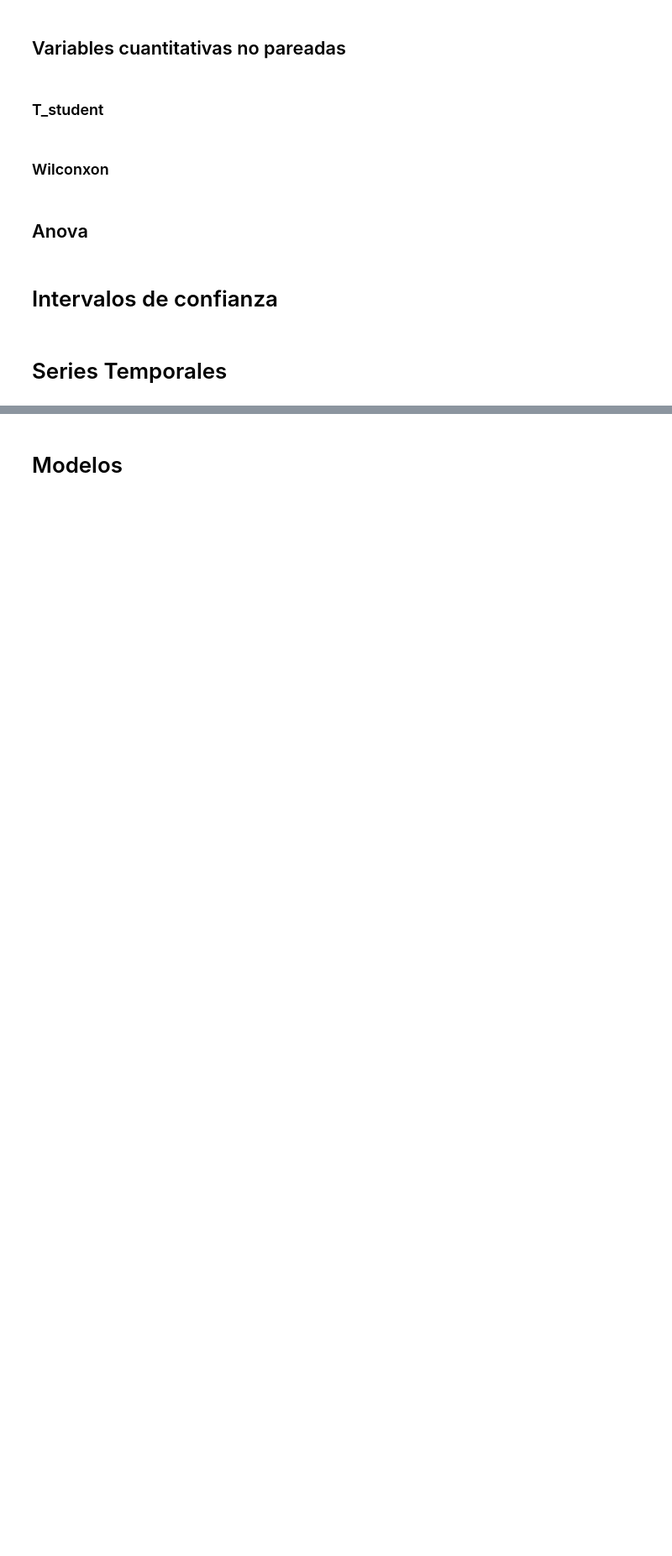
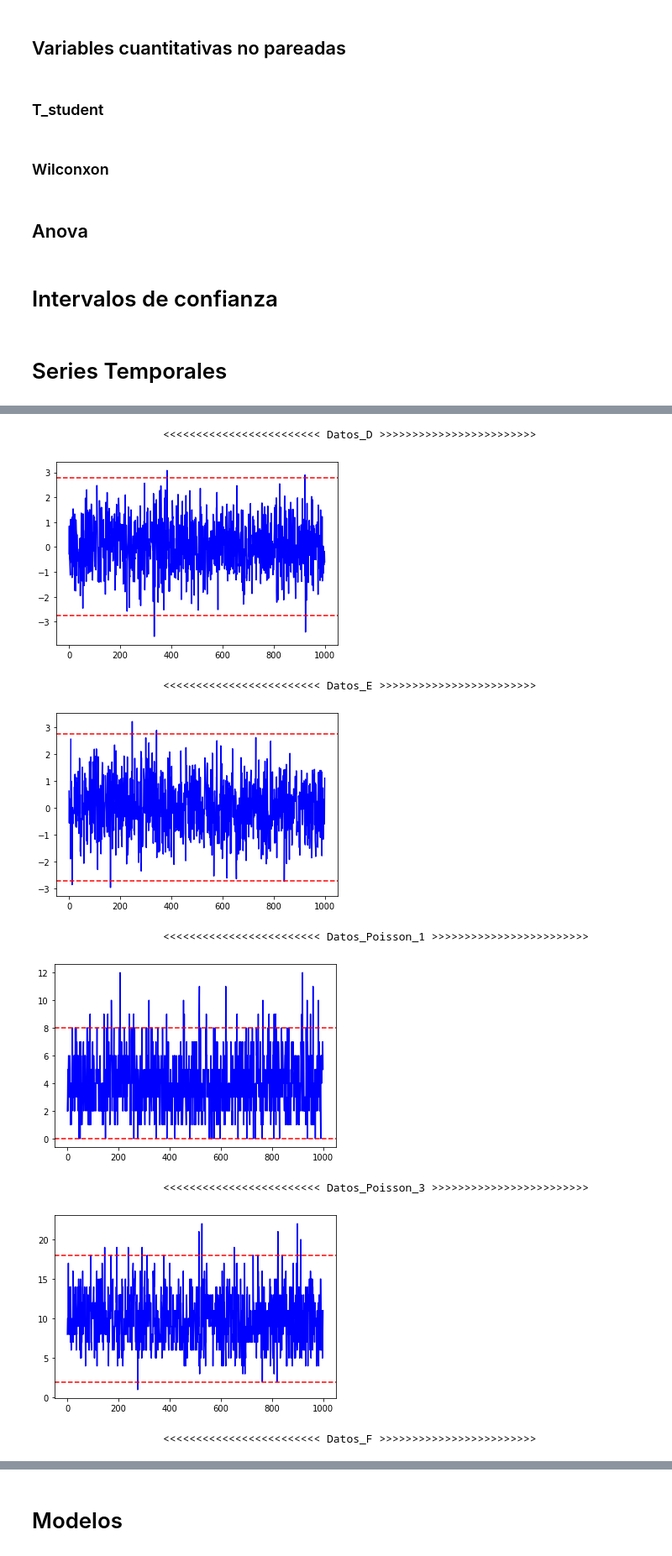
Before and after one commit to 4bm4/cheatsheetDC, a Jupyter notebook: clases.ipynb, the cells around one changed output, grey strips where cells are left out. Shown at 84% size. Saved outputs shown, nothing was run; the diff lists cells and outputs as text; code cells hidden in the pictures; blank space fills up the shorter version.

```diff
--- a/clases.ipynb
+++ b/clases.ipynb
@@ -29,12 +33,12 @@ df_prueba = pd.DataFrame({
 
 })
 
-# for i in range(1,6):
-#     df_prueba['Datos_E'][random.randint(0,23)]=None
+for i in range(1,6):
+    df_prueba['Datos_E'][random.randint(0,23)]=None
 
 
-# for i in range(1,10):
-#     df_prueba['Datos_F'][random.randint(0,23)]=None
+for i in range(1,10):
+    df_prueba['Datos_F'][random.randint(0,23)]=None
 
-# for i in range(0,11):
-#     df_prueba['Datos_G'][i]=None
+for i in range(0,11):
+    df_prueba['Datos_G'][i]=None
@@ -1080,0 +1238,12 @@ ejemplo.normal_grupos_dico
+# %%
+ejemplo.remove_outliers()
+# %% [output]
+                    <<<<<<<<<<<<<<<<<<<<<<<< Datos_D >>>>>>>>>>>>>>>>>>>>>>>>
+[figure, added]
+                    <<<<<<<<<<<<<<<<<<<<<<<< Datos_E >>>>>>>>>>>>>>>>>>>>>>>>
+[figure, added]
+                    <<<<<<<<<<<<<<<<<<<<<<<< Datos_Poisson_1 >>>>>>>>>>>>>>>>>>>>>>>>
+[figure, added]
+                    <<<<<<<<<<<<<<<<<<<<<<<< Datos_Poisson_3 >>>>>>>>>>>>>>>>>>>>>>>>
+[figure, added]
+                    <<<<<<<<<<<<<<<<<<<<<<<< Datos_F >>>>>>>>>>>>>>>>>>>>>>>>
```
Also changed, not shown: parts of 22 cells of this notebook.
